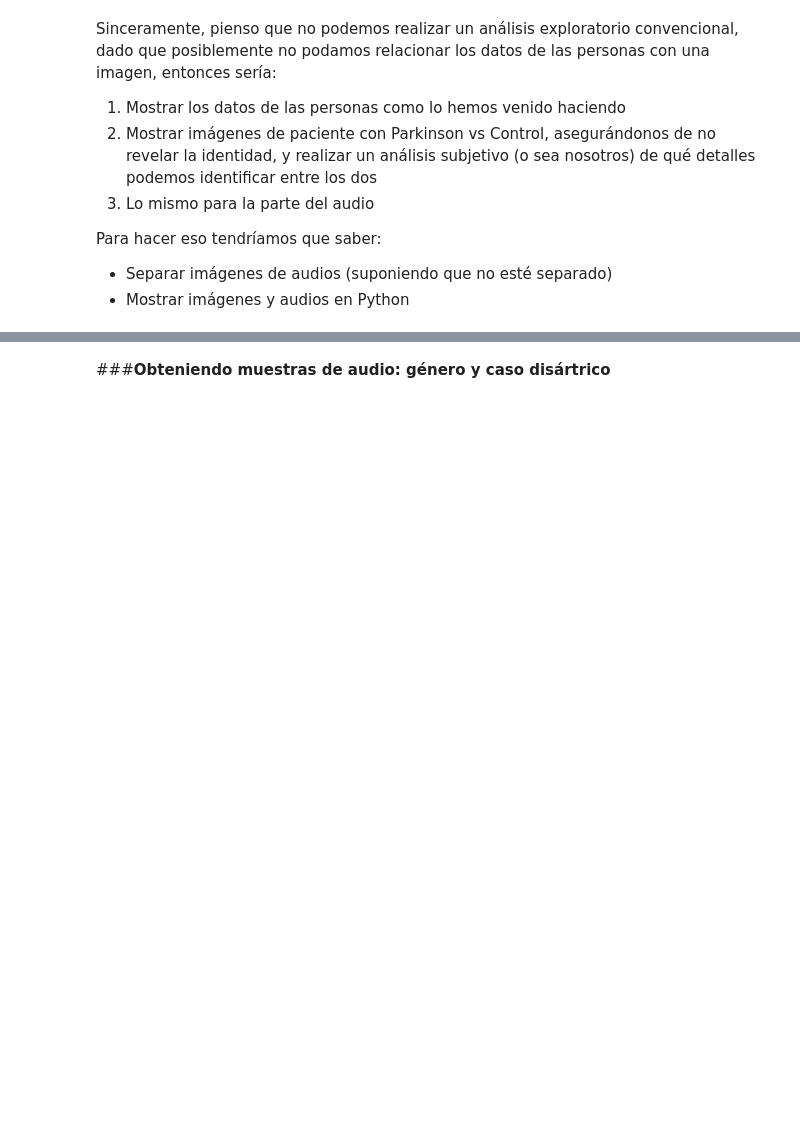
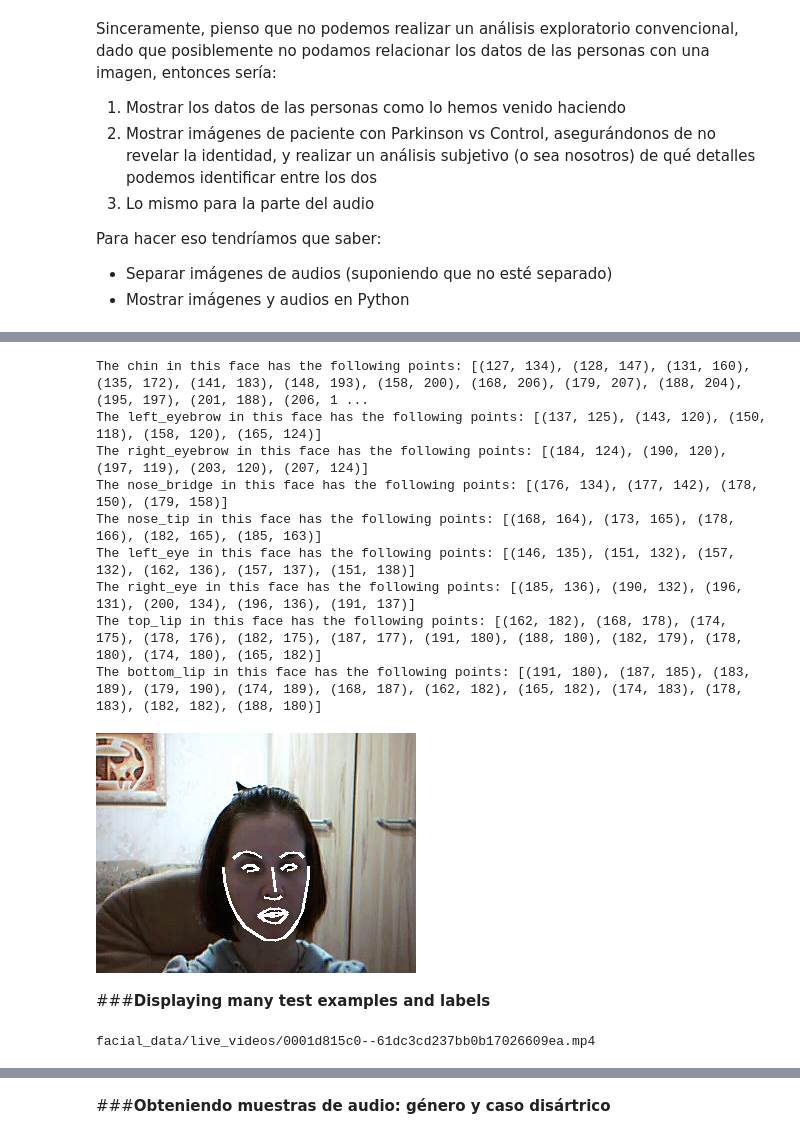
Before and after one commit to AndresFelipeMunozAguilar/Proyecto_Final_IA1_UIS, a Jupyter notebook: Análisis_Multimodal_de_Síntomas_en_la_Enfermedad_de_Parkinson.ipynb, the cells around one changed output, grey strips where cells are left out. Drawn from its saved outputs; the diff is of its cells as text; code cells hidden in the pictures; blank space fills up the shorter version.

```diff
--- a/Análisis_Multimodal_de_Síntomas_en_la_Enfermedad_de_Parkinson.ipynb
+++ b/Análisis_Multimodal_de_Síntomas_en_la_Enfermedad_de_Parkinson.ipynb
@@ -108,0 +229,38 @@ Para hacer eso tendríamos que saber:
+# %%
+face_landmarks_list = face_recognition.face_landmarks(image)
+# %%
+# https://github.com/ageitgey/face_recognition/blob/master/examples/find_facial_features_in_picture.py
+# face_landmarks_list
+from PIL import Image, ImageDraw
+pil_image = Image.fromarray(image)
+d = ImageDraw.Draw(pil_image)
+
+for face_landmarks in face_landmarks_list:
+
+    # Print the location of each facial feature in this image
+    for facial_feature in face_landmarks.keys():
+        print("The {} in this face has the following points: {}".format(facial_feature, face_landmarks[facial_feature]))
+
+    # Let's trace out each facial feature in the image with a line!
+    for facial_feature in face_landmarks.keys():
+        d.line(face_landmarks[facial_feature], width=3)
+
+# Show the picture
+display(pil_image)
+# %% [output]
+The chin in this face has the following points: [(127, 134), (128, 147), (131, 160), (135, 172), (141, 183), (148, 193), (158, 200), (168, 206), (179, 207), (188, 204), (195, 197), (201, 188), (206, 1 ...
+The left_eyebrow in this face has the following points: [(137, 125), (143, 120), (150, 118), (158, 120), (165, 124)]
+The right_eyebrow in this face has the following points: [(184, 124), (190, 120), (197, 119), (203, 120), (207, 124)]
+The nose_bridge in this face has the following points: [(176, 134), (177, 142), (178, 150), (179, 158)]
+The nose_tip in this face has the following points: [(168, 164), (173, 165), (178, 166), (182, 165), (185, 163)]
+The left_eye in this face has the following points: [(146, 135), (151, 132), (157, 132), (162, 136), (157, 137), (151, 138)]
+The right_eye in this face has the following points: [(185, 136), (190, 132), (196, 131), (200, 134), (196, 136), (191, 137)]
+The top_lip in this face has the following points: [(162, 182), (168, 178), (174, 175), (178, 176), (182, 175), (187, 177), (191, 180), (188, 180), (182, 179), (178, 180), (174, 180), (165, 182)]
+The bottom_lip in this face has the following points: [(191, 180), (187, 185), (183, 189), (179, 190), (174, 189), (168, 187), (162, 182), (165, 182), (174, 183), (178, 183), (182, 182), (188, 180)]
+[figure, added]
+# %% [markdown]
+###**Displaying many test examples and labels**
+# %%
+print(f'facial_data/live_videos/{sample_video.iloc[0].assignment_id}.mp4')
+# %% [output]
+facial_data/live_videos/0001d815c0--61dc3cd237bb0b17026609ea.mp4
```
Also changed, not shown: parts of 19 cells of this notebook.
